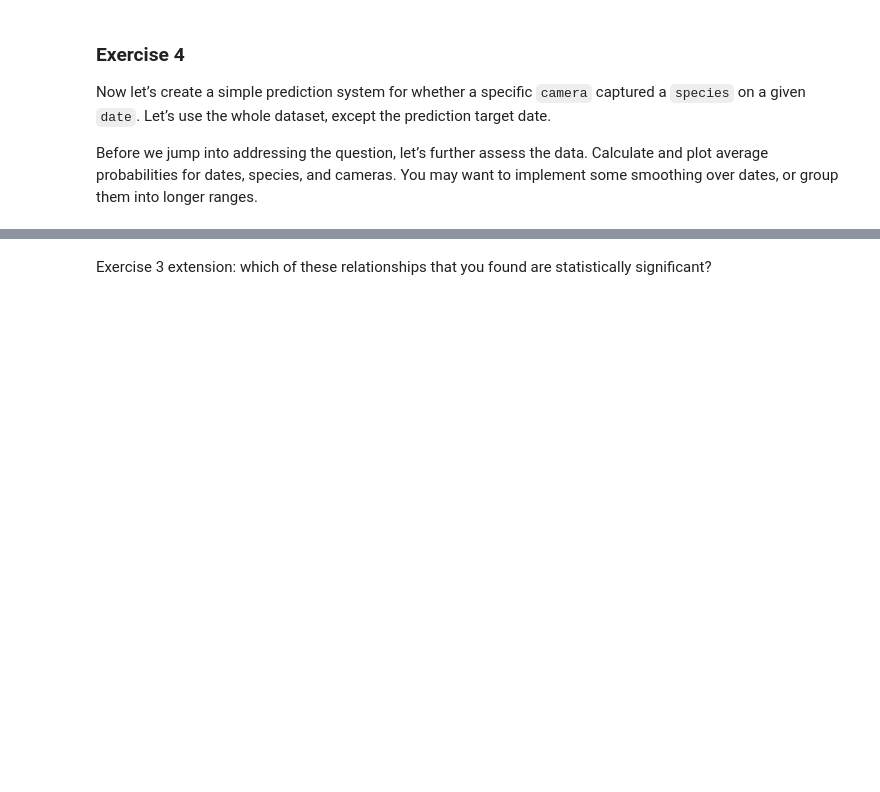
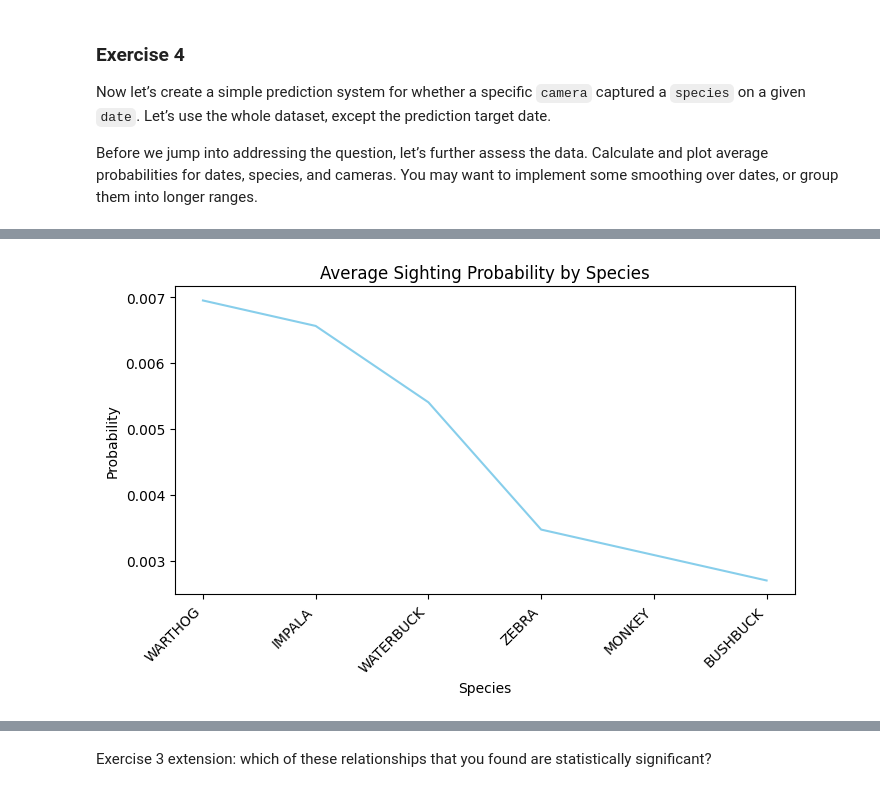
Before and after one commit to will-genius/mlfcworkshop, a Jupyter notebook: _notebooks/03-dataset-joining-practical.ipynb, the cells around one changed output, grey strips where cells are left out. Drawn from its saved outputs; the diff is of its cells as text; code cells hidden in the pictures; blank space fills up the shorter version.

```diff
--- a/_notebooks/03-dataset-joining-practical.ipynb
+++ b/_notebooks/03-dataset-joining-practical.ipynb
@@ -474,0 +493,13 @@ plt.show()
+# %%
+
+species_avg = binary_df.mean(axis=0).groupby(level="Species").mean()
+
+plt.figure(figsize=(8,4))
+species_avg.sort_values(ascending=False).plot(kind="line", color="skyblue")
+plt.title("Average Sighting Probability by Species")
+plt.ylabel("Probability")
+plt.xlabel("Species")
+plt.xticks(rotation=45, ha="right")
+plt.show()
+# %% [output]
+[figure, added]
```
Also changed, not shown: parts of 11 cells of this notebook.
